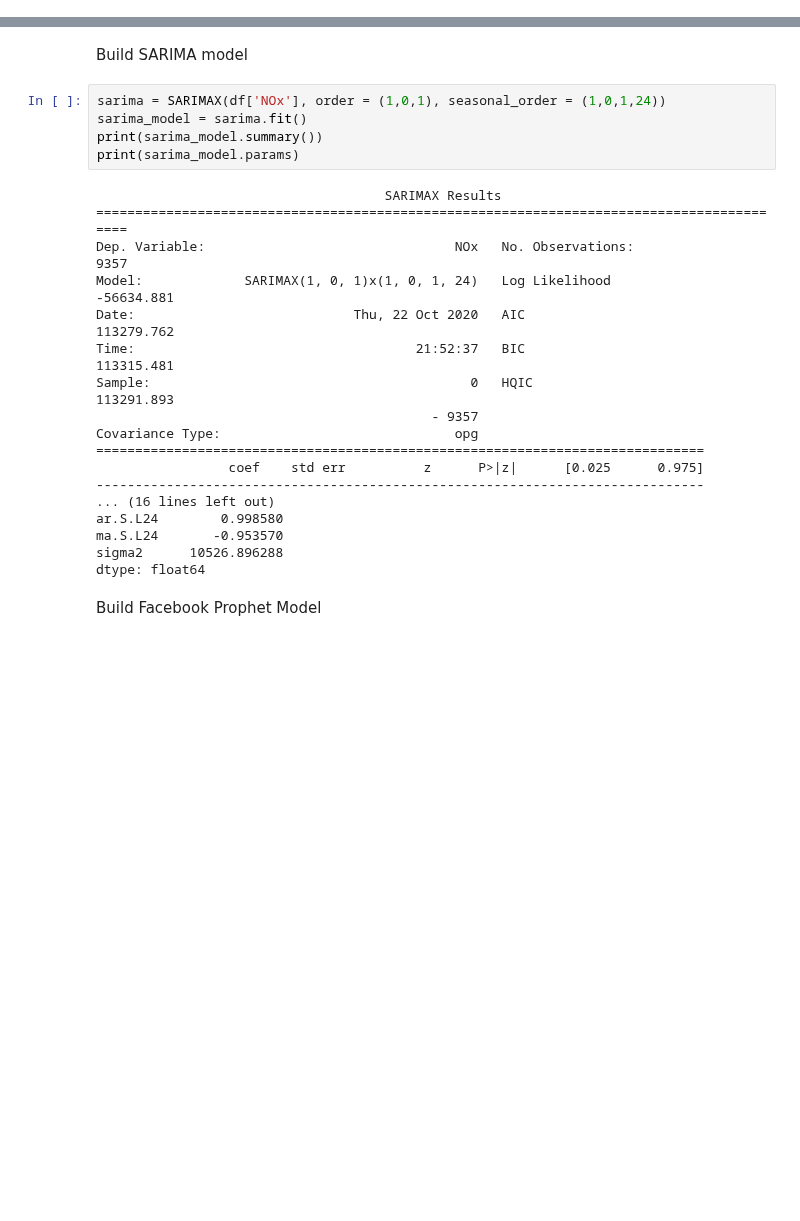
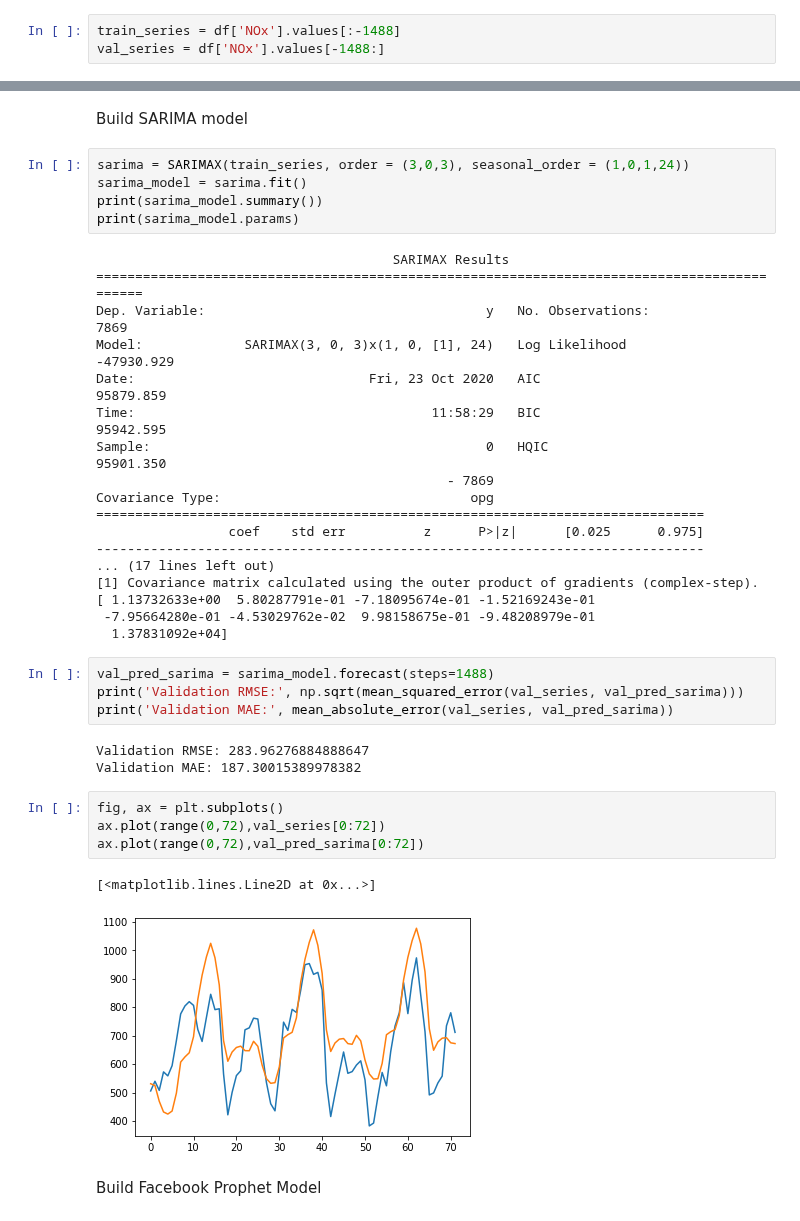
Before and after one commit to blantj/environmental_time_series, a Jupyter notebook: Modeling.ipynb, the cells around one changed output, grey strips where cells are left out. Cells and saved outputs as stored; diff of their text form; blank space fills up the shorter version.

Commit message:
Update modeling

```diff
--- a/Modeling.ipynb
+++ b/Modeling.ipynb
@@ -119,2 +117,5 @@ test_series =
+# %%
+train_series = df['NOx'].values[:-1488]
+val_series = df['NOx'].values[-1488:]
 # %% [markdown]
 Calculate Persistance RMSE
@@ -127,28 +158,42 @@ RMSE: 15220.766994442069
 # %% [markdown]
 Build SARIMA model
 # %%
-sarima = SARIMAX(df['NOx'], order = (1,0,1), seasonal_order = (1,0,1,24))
+sarima = SARIMAX(train_series, order = (3,0,3), seasonal_order = (1,0,1,24))
 sarima_model = sarima.fit()
 print(sarima_model.summary())
 print(sarima_model.params)
 # %% [output]
-                                     SARIMAX Results
-==========================================================================================
-Dep. Variable:                                NOx   No. Observations:                 9357
-Model:             SARIMAX(1, 0, 1)x(1, 0, 1, 24)   Log Likelihood              -56634.881
-Date:                            Thu, 22 Oct 2020   AIC                         113279.762
-Time:                                    21:52:37   BIC                         113315.481
-Sample:                                         0   HQIC                        113291.893
-                                           - 9357
-Covariance Type:                              opg
+                                      SARIMAX Results
+============================================================================================
+Dep. Variable:                                    y   No. Observations:                 7869
+Model:             SARIMAX(3, 0, 3)x(1, 0, [1], 24)   Log Likelihood              -47930.929
+Date:                              Fri, 23 Oct 2020   AIC                          95879.859
+Time:                                      11:58:29   BIC                          95942.595
+Sample:                                           0   HQIC                         95901.350
+                                             - 7869
+Covariance Type:                                opg
 ==============================================================================
                  coef    std err          z      P>|z|      [0.025      0.975]
 ------------------------------------------------------------------------------
-... (16 lines left out)
-ar.S.L24        0.998580
-ma.S.L24       -0.953570
-sigma2      10526.896288
-dtype: float64
+... (17 lines left out)
+[1] Covariance matrix calculated using the outer product of gradients (complex-step).
+[ 1.13732633e+00  5.80287791e-01 -7.18095674e-01 -1.52169243e-01
+ -7.95664280e-01 -4.53029762e-02  9.98158675e-01 -9.48208979e-01
+  1.37831092e+04]
+# %%
+val_pred_sarima = sarima_model.forecast(steps=1488)
+print('Validation RMSE:', np.sqrt(mean_squared_error(val_series, val_pred_sarima)))
+print('Validation MAE:', mean_absolute_error(val_series, val_pred_sarima))
+# %% [output]
+Validation RMSE: 283.96276884888647
+Validation MAE: 187.30015389978382
+# %%
+fig, ax = plt.subplots()
+ax.plot(range(0,72),val_series[0:72])
+ax.plot(range(0,72),val_pred_sarima[0:72])
+# %% [output]
+[<matplotlib.lines.Line2D at 0x...>]
+[figure, added]
 # %% [markdown]
 Build Facebook Prophet Model
 # %%
```
Also changed, not shown: parts of 20 cells of this notebook.
